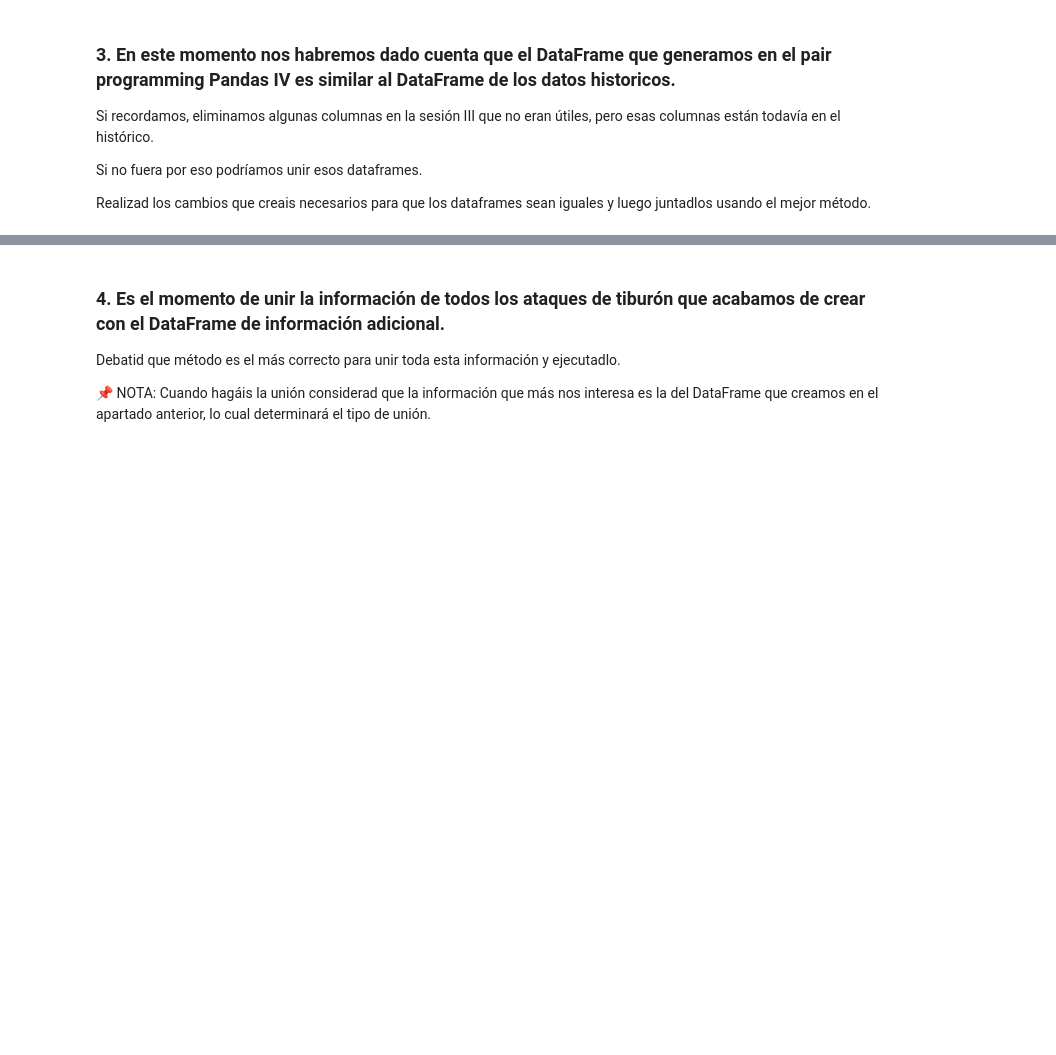
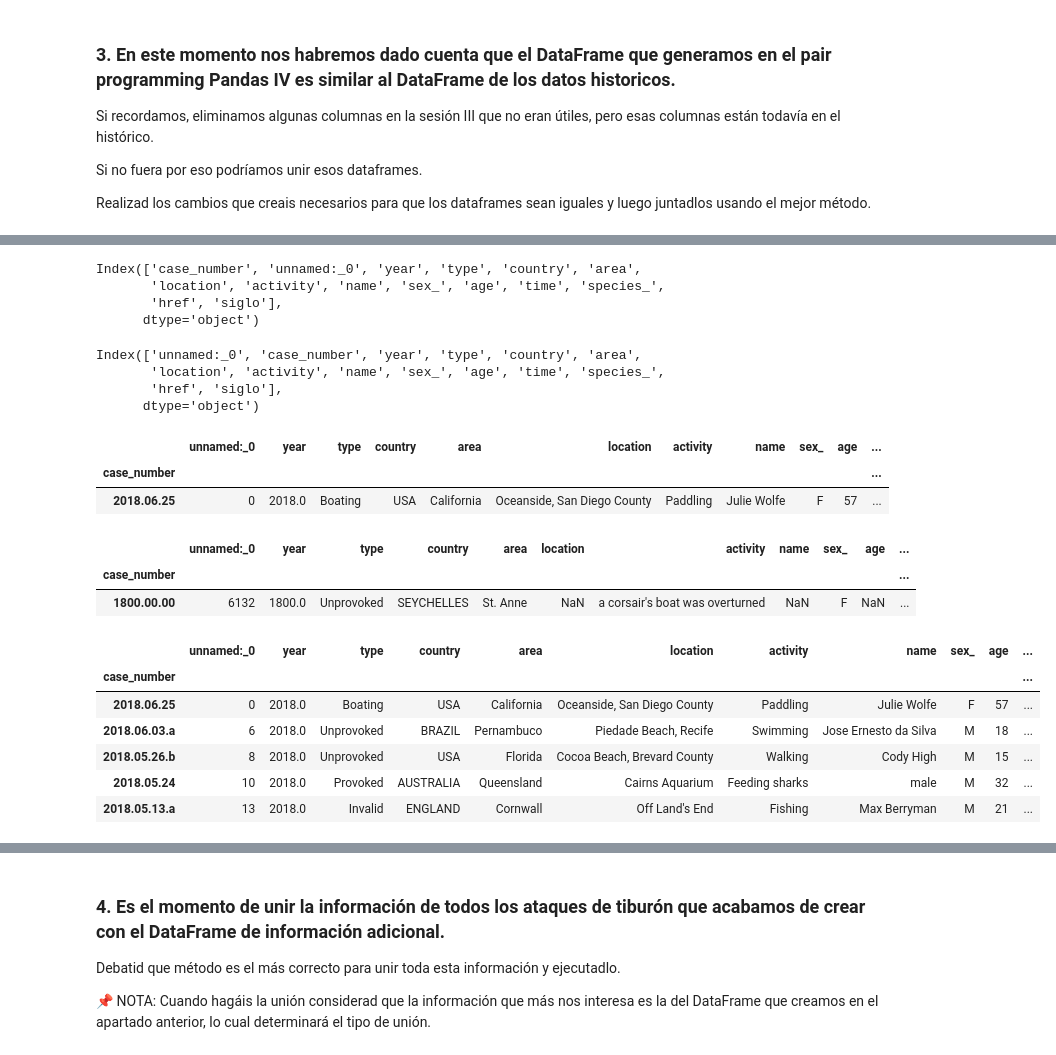
Before and after one commit to Adalab/DA-promo-c-modulo-2-sprint-1-Laura-Pilar, a Jupyter notebook: Pandas/Leccion-5-Pandas-5/Pandas-5-union-datos.ipynb, the cells around one changed output, grey strips where cells are left out. Cells and saved outputs as stored; diff of their text form; code cells hidden in the pictures; blank space fills up the shorter version.

```diff
--- a/Pandas/Leccion-5-Pandas-5/Pandas-5-union-datos.ipynb
+++ b/Pandas/Leccion-5-Pandas-5/Pandas-5-union-datos.ipynb
@@ -29,0 +128,3 @@ Realizad los cambios que creais necesarios para que los dataframes sean iguales
+# %%
+df3.drop(["unnamed:_22", "unnamed:_23", "case_number.1", "case_number.2", "original_order", "investigator_or_source", "pdf", "href_formula"], axis = 1, inplace = True)
+df3.head(1)
@@ -29,0 +134,3 @@ Realizad los cambios que creais necesarios para que los dataframes sean iguales
+# %%
+df3["siglo"] = np.where(df3["year"] < 2000, "siglo-XX", "siglo-XXI")
+df3.head()
@@ -29,0 +144,39 @@ Realizad los cambios que creais necesarios para que los dataframes sean iguales
+# %%
+df1.columns
+# %% [output]
+Index(['case_number', 'unnamed:_0', 'year', 'type', 'country', 'area',
+       'location', 'activity', 'name', 'sex_', 'age', 'time', 'species_',
+       'href', 'siglo'],
+      dtype='object')
+# %%
+df3.columns
+# %% [output]
+Index(['unnamed:_0', 'case_number', 'year', 'type', 'country', 'area',
+       'location', 'activity', 'name', 'sex_', 'age', 'time', 'species_',
+       'href', 'siglo'],
+      dtype='object')
+# %%
+df1.set_index(["case_number"], inplace = True)
+df1.head(1)
+# %% [output]
+|  | unnamed:_0 | year | type | country | area | location | activity | name | sex_ | age | ... |
+| case_number |  |  |  |  |  |  |  |  |  |  | ... |
+| 2018.06.25 | 0 | 2018.0 | Boating | USA | California | Oceanside, San Diego County | Paddling | Julie Wolfe | F | 57 | ... |
+# %%
+df3.set_index(["case_number"], inplace = True)
+df3.head(1)
+# %% [output]
+|  | unnamed:_0 | year | type | country | area | location | activity | name | sex_ | age | ... |
+| case_number |  |  |  |  |  |  |  |  |  |  | ... |
+| 1800.00.00 | 6132 | 1800.0 | Unprovoked | SEYCHELLES | St. Anne | NaN | a corsair's boat was overturned | NaN | F | NaN | ... |
+# %%
+df_concat = pd.concat([df1, df3], axis=0)
+df_concat.head()
+# %% [output]
+|  | unnamed:_0 | year | type | country | area | location | activity | name | sex_ | age | ... |
+| case_number |  |  |  |  |  |  |  |  |  |  | ... |
+| 2018.06.25 | 0 | 2018.0 | Boating | USA | California | Oceanside, San Diego County | Paddling | Julie Wolfe | F | 57 | ... |
+| 2018.06.03.a | 6 | 2018.0 | Unprovoked | BRAZIL | Pernambuco | Piedade Beach, Recife | Swimming | Jose Ernesto da Silva | M | 18 | ... |
+| 2018.05.26.b | 8 | 2018.0 | Unprovoked | USA | Florida | Cocoa Beach, Brevard County | Walking | Cody High | M | 15 | ... |
+| 2018.05.24 | 10 | 2018.0 | Provoked | AUSTRALIA | Queensland | Cairns Aquarium | Feeding sharks | male | M | 32 | ... |
+| 2018.05.13.a | 13 | 2018.0 | Invalid | ENGLAND | Cornwall | Off Land's End | Fishing | Max Berryman | M | 21 | ... |
```
Also changed, not shown: parts of 17 cells of this notebook, 2 other files.
